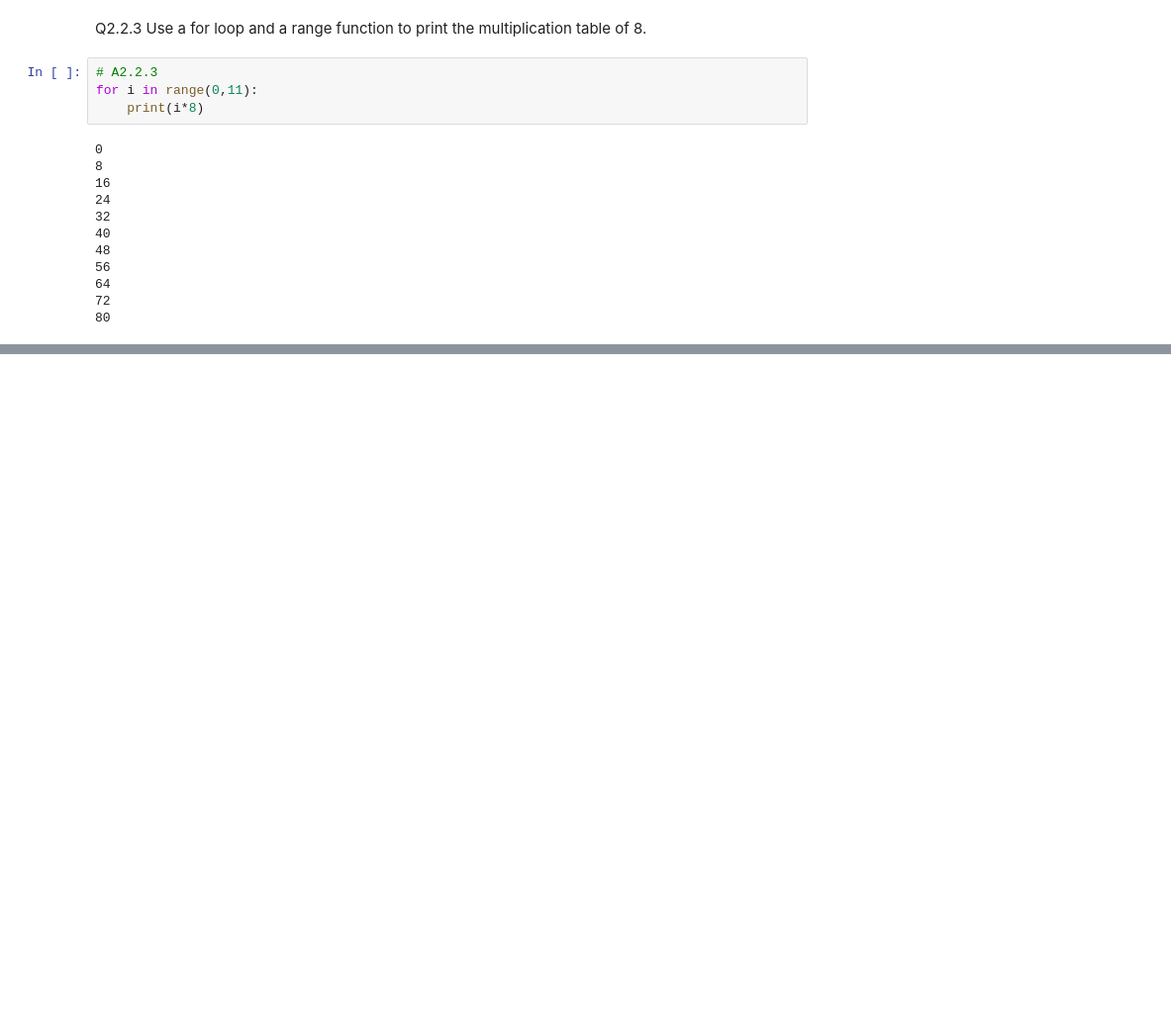
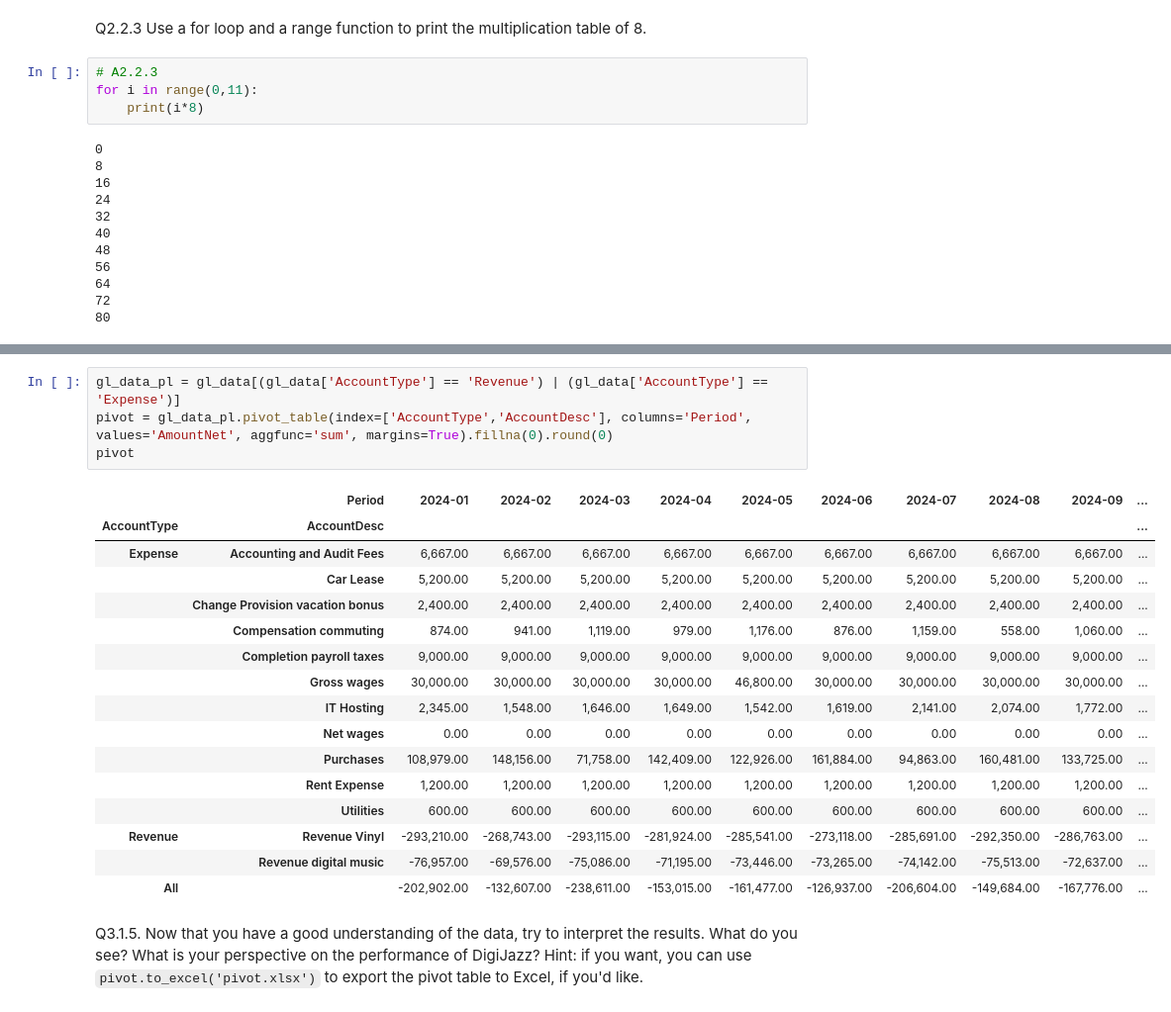
Before and after one commit to Louren/dsa-practica, a Jupyter notebook: Notebooks/1b_answers.ipynb, the cells around one changed output, grey strips where cells are left out. Shown at 99% size. Cells and saved outputs as stored; diff of their text form; blank space fills up the shorter version.

```diff
--- a/Notebooks/1b_answers.ipynb
+++ b/Notebooks/1b_answers.ipynb
@@ -724,0 +664,23 @@ A2.4.7 Thus **73.8%** of the songs has a higher tempo than 100 BPM.
+# %%
+gl_data_pl = gl_data[(gl_data['AccountType'] == 'Revenue') | (gl_data['AccountType'] == 'Expense')]
+pivot = gl_data_pl.pivot_table(index=['AccountType','AccountDesc'], columns='Period', values='AmountNet', aggfunc='sum', margins=True).fillna(0).round(0)
+pivot
+# %% [output]
+|  | Period | 2024-01 | 2024-02 | 2024-03 | 2024-04 | 2024-05 | 2024-06 | 2024-07 | 2024-08 | 2024-09 | ... |
+| AccountType | AccountDesc |  |  |  |  |  |  |  |  |  | ... |
+| Expense | Accounting and Audit Fees | 6,667.00 | 6,667.00 | 6,667.00 | 6,667.00 | 6,667.00 | 6,667.00 | 6,667.00 | 6,667.00 | 6,667.00 | ... |
+|  | Car Lease | 5,200.00 | 5,200.00 | 5,200.00 | 5,200.00 | 5,200.00 | 5,200.00 | 5,200.00 | 5,200.00 | 5,200.00 | ... |
+|  | Change Provision vacation bonus | 2,400.00 | 2,400.00 | 2,400.00 | 2,400.00 | 2,400.00 | 2,400.00 | 2,400.00 | 2,400.00 | 2,400.00 | ... |
+|  | Compensation commuting | 874.00 | 941.00 | 1,119.00 | 979.00 | 1,176.00 | 876.00 | 1,159.00 | 558.00 | 1,060.00 | ... |
+|  | Completion payroll taxes | 9,000.00 | 9,000.00 | 9,000.00 | 9,000.00 | 9,000.00 | 9,000.00 | 9,000.00 | 9,000.00 | 9,000.00 | ... |
+|  | Gross wages | 30,000.00 | 30,000.00 | 30,000.00 | 30,000.00 | 46,800.00 | 30,000.00 | 30,000.00 | 30,000.00 | 30,000.00 | ... |
+|  | IT Hosting | 2,345.00 | 1,548.00 | 1,646.00 | 1,649.00 | 1,542.00 | 1,619.00 | 2,141.00 | 2,074.00 | 1,772.00 | ... |
+|  | Net wages | 0.00 | 0.00 | 0.00 | 0.00 | 0.00 | 0.00 | 0.00 | 0.00 | 0.00 | ... |
+|  | Purchases | 108,979.00 | 148,156.00 | 71,758.00 | 142,409.00 | 122,926.00 | 161,884.00 | 94,863.00 | 160,481.00 | 133,725.00 | ... |
+|  | Rent Expense | 1,200.00 | 1,200.00 | 1,200.00 | 1,200.00 | 1,200.00 | 1,200.00 | 1,200.00 | 1,200.00 | 1,200.00 | ... |
+|  | Utilities | 600.00 | 600.00 | 600.00 | 600.00 | 600.00 | 600.00 | 600.00 | 600.00 | 600.00 | ... |
+| Revenue | Revenue Vinyl | -293,210.00 | -268,743.00 | -293,115.00 | -281,924.00 | -285,541.00 | -273,118.00 | -285,691.00 | -292,350.00 | -286,763.00 | ... |
+|  | Revenue digital music | -76,957.00 | -69,576.00 | -75,086.00 | -71,195.00 | -73,446.00 | -73,265.00 | -74,142.00 | -75,513.00 | -72,637.00 | ... |
+| All |  | -202,902.00 | -132,607.00 | -238,611.00 | -153,015.00 | -161,477.00 | -126,937.00 | -206,604.00 | -149,684.00 | -167,776.00 | ... |
+# %% [markdown]
+Q3.1.5. Now that you have a good understanding of the data, try to interpret the results. What do you see? What is your perspective on the performance of DigiJazz? Hint: if you want, you can use `pivot.to_excel('pivot.xlsx')` to export the pivot table to Excel, if you'd like.
```
Also changed, not shown: parts of 110 cells of this notebook.
